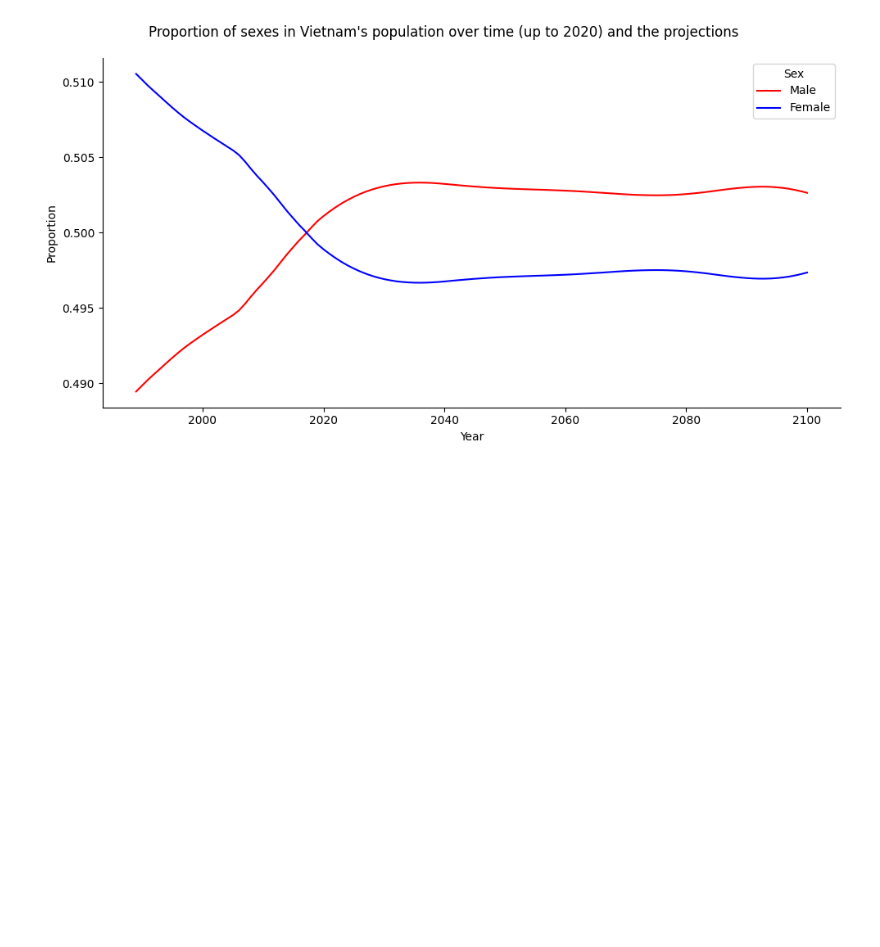
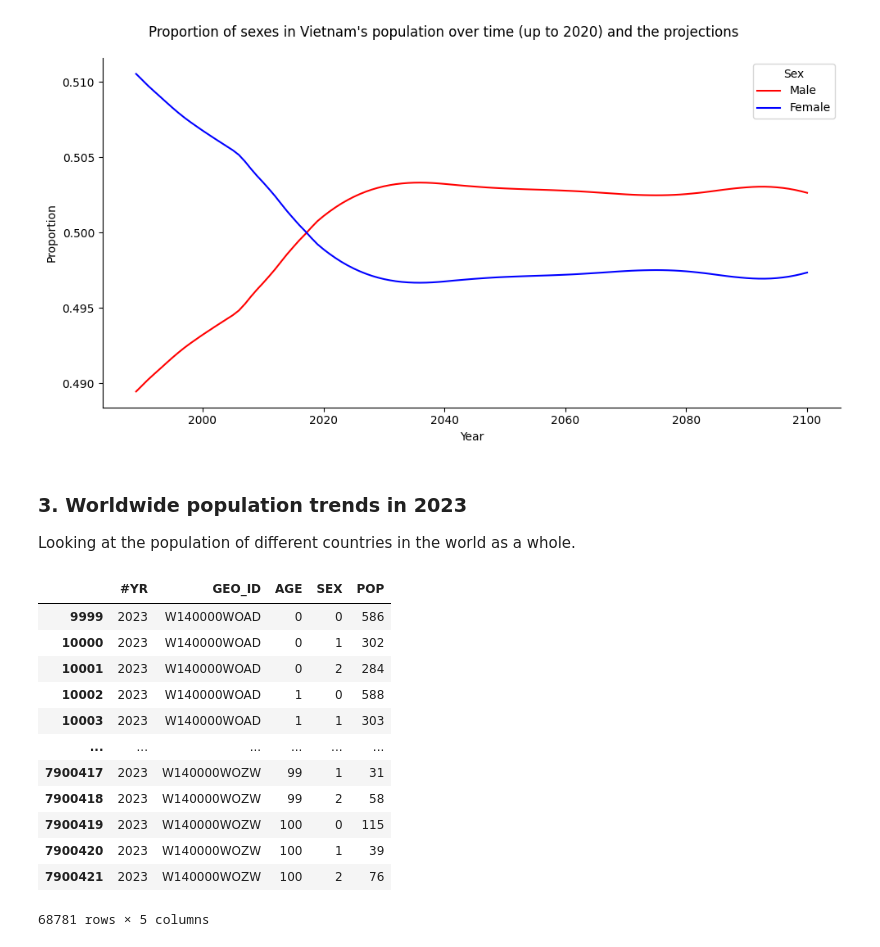
Before and after one commit to thaianle/international-database, a Jupyter notebook: idbsingleyear-python.ipynb, the cells around one changed output. Drawn from its saved outputs; the diff is of its cells as text; code cells hidden in the pictures; blank space fills up the shorter version.

```diff
--- a/idbsingleyear-python.ipynb
+++ b/idbsingleyear-python.ipynb
@@ -241,3 +269,24 @@ plt.legend(title = 'Sex', labels = ['Male', 'Female'])
 # %% [output]
 <matplotlib.legend.Legend at 0x...>
 [figure]
+# %% [markdown]
+### 3. Worldwide population trends in 2023
+
+Looking at the population of different countries in the world as a whole.
+# %%
+idbsingleyear_full_2023 = idbsingleyear[idbsingleyear['#YR'] == 2023]
+idbsingleyear_full_2023
+# %% [output]
+|  | #YR | GEO_ID | AGE | SEX | POP |
+| 9999 | 2023 | W140000WOAD | 0 | 0 | 586 |
+| 10000 | 2023 | W140000WOAD | 0 | 1 | 302 |
+| 10001 | 2023 | W140000WOAD | 0 | 2 | 284 |
+| 10002 | 2023 | W140000WOAD | 1 | 0 | 588 |
+| 10003 | 2023 | W140000WOAD | 1 | 1 | 303 |
+| ... | ... | ... | ... | ... | ... |
+| 7900417 | 2023 | W140000WOZW | 99 | 1 | 31 |
+| 7900418 | 2023 | W140000WOZW | 99 | 2 | 58 |
+| 7900419 | 2023 | W140000WOZW | 100 | 0 | 115 |
+| 7900420 | 2023 | W140000WOZW | 100 | 1 | 39 |
+| 7900421 | 2023 | W140000WOZW | 100 | 2 | 76 |
+68781 rows × 5 columns
```
Also changed, not shown: parts of 7 cells of this notebook, 1 other file.
